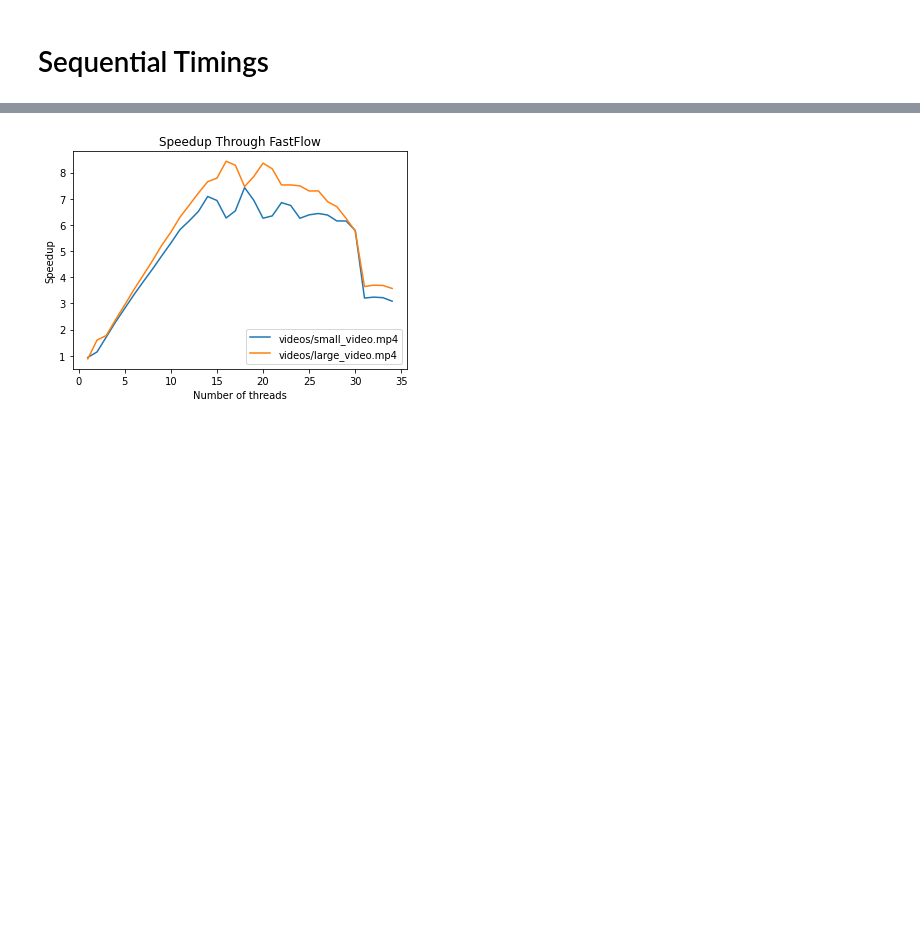
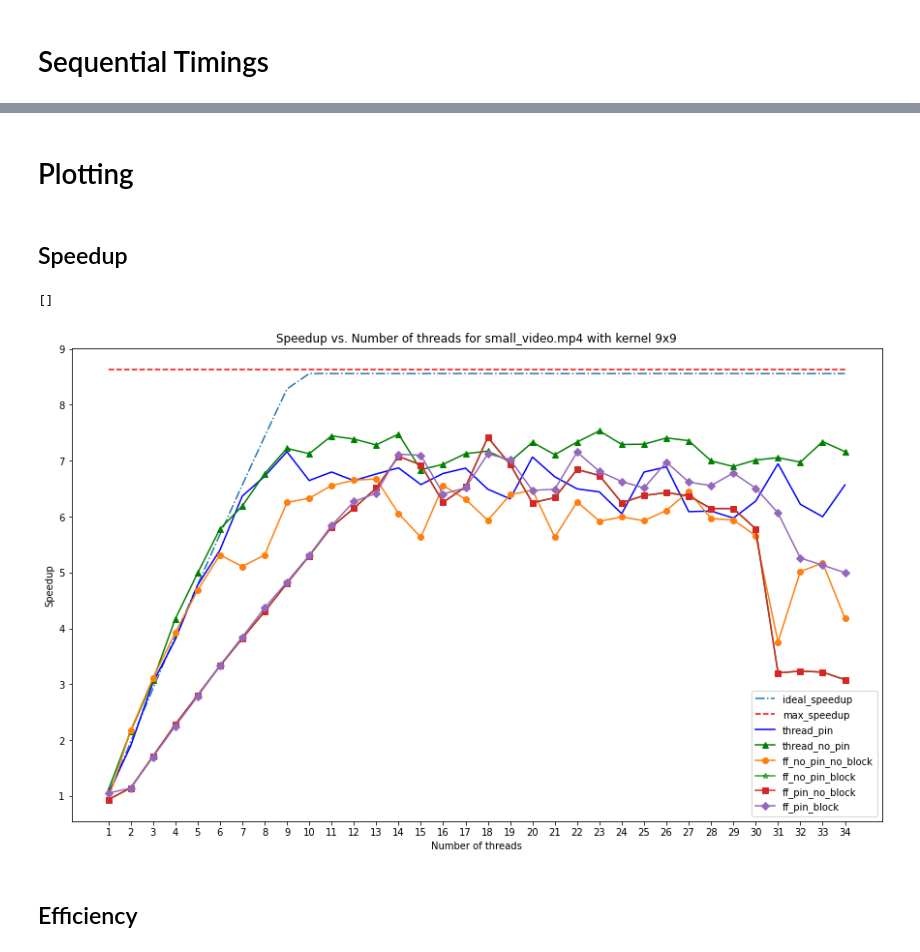
Before and after one commit to Pier297/parallel-motion-detection, a Jupyter notebook: Plot.ipynb, the cells around one changed output, grey strips where cells are left out. Saved outputs shown, nothing was run; the diff lists cells and outputs as text; code cells hidden in the pictures; blank space fills up the shorter version.

Commit message:
add plots

```diff
--- a/Plot.ipynb
+++ b/Plot.ipynb
@@ -7,2 +4,5 @@ import matplotlib.pyplot as plt
+# %%
+kernel = '9x9'
+video = 'videos/small_video.mp4'
 # %% [markdown]
 # Sequential Timings
@@ -144,15 +140,58 @@ Std microseconds: 230888.91251999664 Std seconds: 0.23088891251999663
-# %%
-speedups = {}
-for video in T_seq:
-    speedups[video] = {}
-    for thread in T_fastflow[video]:
-        speedups[video][thread] = T_seq[video] / T_fastflow[video][thread]
-    # plot speedups
-    plt.plot(list(speedups[video].keys()),list(speedups[video].values()), label=video)
-plt.legend()
-plt.title('Speedup Through FastFlow')
-plt.xlabel('Number of threads')
-plt.ylabel('Speedup')
-plt.show()
-# %% [output]
-[figure, removed]
+# %%
+# <pin_threads> <blocking_mode>
+ff_pin_block = pd.read_csv(f'kernel_{kernel}_11/fastflow.csv')
+ff_pin_block = ff_pin_block[ff_pin_block['video_path'] == video]
+T_ff_pin_block = {} # <num_threads> -> <time>
+std_ff_pin_block = {} # <num_threads> -> <std>
+threads = ff_pin_block['threads'].tolist()
+for thread in threads:
+    timings = ff_pin_block[ff_pin_block['threads'] == thread]
+    microseconds = [float(x) for x in timings['microseconds'].values[0].split('|')]
+    T_ff_pin_block[thread] = sum(microseconds) / len(microseconds)
+    std = sum([(x - T_ff_pin_block[thread]) ** 2 for x in microseconds]) / len(microseconds)
+    std = std ** 0.5
+    std_ff_pin_block[thread] = std
+# %% [markdown]
+# Plotting
+# %% [markdown]
+## Speedup
+# %%
+speedup = lambda T_par_n_w: T_seq / T_par_n_w
+# %%
+plt.figure(figsize=(15, 9))
+# plot the ideal_speedup
+plt.plot(threads, [ideal_speedup(x) for x in threads], '-.', label='ideal_speedup')
+# Thread
+serial_time = T_setup + Read * (m-1)
+serial_fraction = serial_time / T_seq
+max_speedup = 1 / serial_fraction
+plt.plot(threads, [max_speedup for x in threads], 'r--', label='max_speedup')
+
+# Thread no pin
+plt.plot(threads, [speedup(x) for x in T_thread_pin.values()], 'b', label='thread_pin')
+#plt.errorbar(threads, [speedup(x) for x in T_thread_pin.values()], yerr=[speedup(x + std_thread_pin[i]) - speedup(x) for i, x in T_thread_pin.items()], fmt='b', label='thread_pin')
+
+# Thread pin
+plt.plot(threads, [speedup(x) for x in T_thread_no_pin.values()], '-^', label='thread_no_pin', color='green')
+
+# FastFlow no pin no block
+plt.plot(threads, [speedup(x) for x in T_ff_no_pin_no_block.values()], '-o', label='ff_no_pin_no_block')
+# FastFlow no pin block
+plt.plot(threads, [speedup(x) for x in T_ff_no_pin_block.values()], '-*', label='ff_no_pin_block')
+# FastFlow pin no block
+plt.plot(threads, [speedup(x) for x in T_ff_pin_no_block.values()], '-s', label='ff_pin_no_block')
+# FastFlow pin block
+plt.plot(threads, [speedup(x) for x in T_ff_pin_block.values()], '-D', label='ff_pin_block')
+
+plt.legend()
+plt.xlabel('Number of threads')
+plt.ylabel('Speedup')
+plt.title(f'Speedup vs. Number of threads for {video.split("/")[-1]} with kernel {kernel}')
+plt.xticks(threads)
+plt.savefig(f'plots/speedup_{video.split("/")[-1]}_kernel_{kernel}.png')
+plt.plot()
+# %% [output]
+[]
+[figure, added]
+# %% [markdown]
+## Efficiency
```
Also changed, not shown: parts of 21 cells of this notebook, 8 other files.
